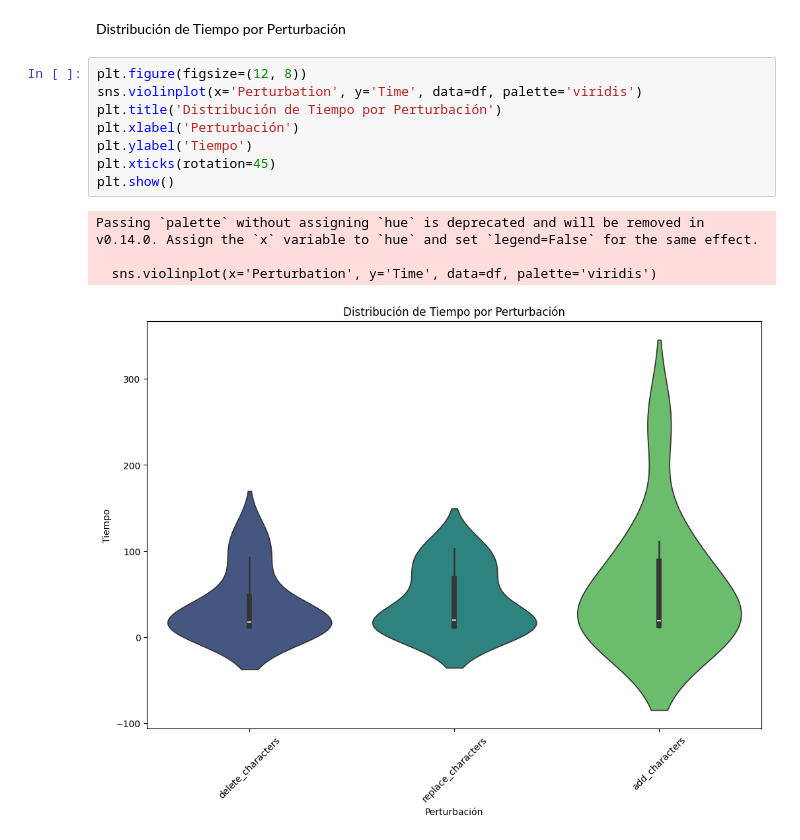
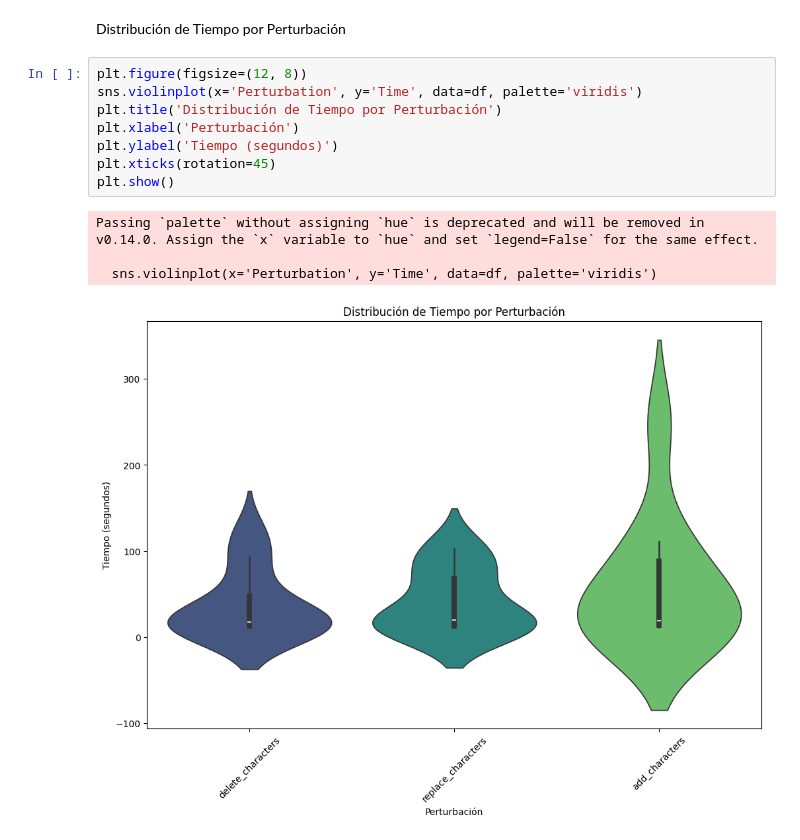
Before and after one commit to migromarj/MLE-MT-LM, a Jupyter notebook: MLE-MT-LM.ipynb, the cells around one changed output. Drawn from its saved outputs; the diff is of its cells as text.

```diff
--- a/MLE-MT-LM.ipynb
+++ b/MLE-MT-LM.ipynb
@@ -320,13 +320,13 @@ Distribución de Tiempo por Perturbación
 # %%
 plt.figure(figsize=(12, 8))
 sns.violinplot(x='Perturbation', y='Time', data=df, palette='viridis')
 plt.title('Distribución de Tiempo por Perturbación')
 plt.xlabel('Perturbación')
-plt.ylabel('Tiempo')
+plt.ylabel('Tiempo (segundos)')
 plt.xticks(rotation=45)
 plt.show()
 # %% [output]
 Passing `palette` without assigning `hue` is deprecated and will be removed in v0.14.0. Assign the `x` variable to `hue` and set `legend=False` for the same effect.
 
   sns.violinplot(x='Perturbation', y='Time', data=df, palette='viridis')
-[figure, old version]
+[figure, new version]
```
Also changed, not shown: parts of 4 cells of this notebook, 10 other files.
